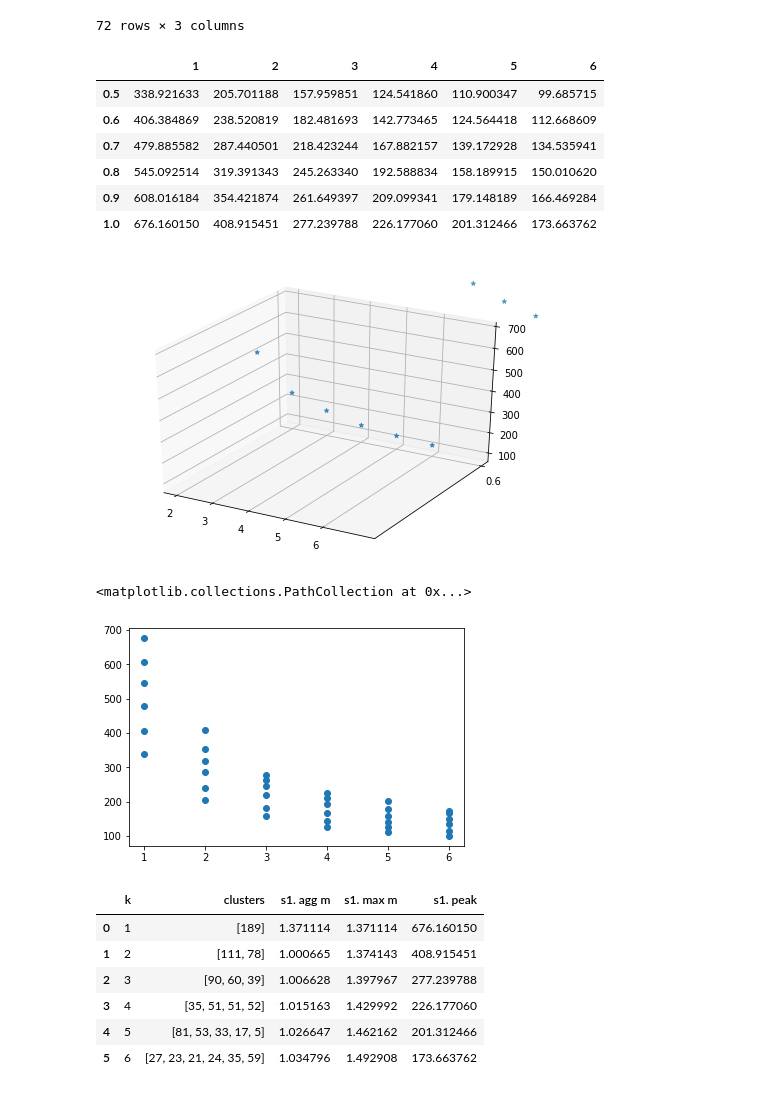
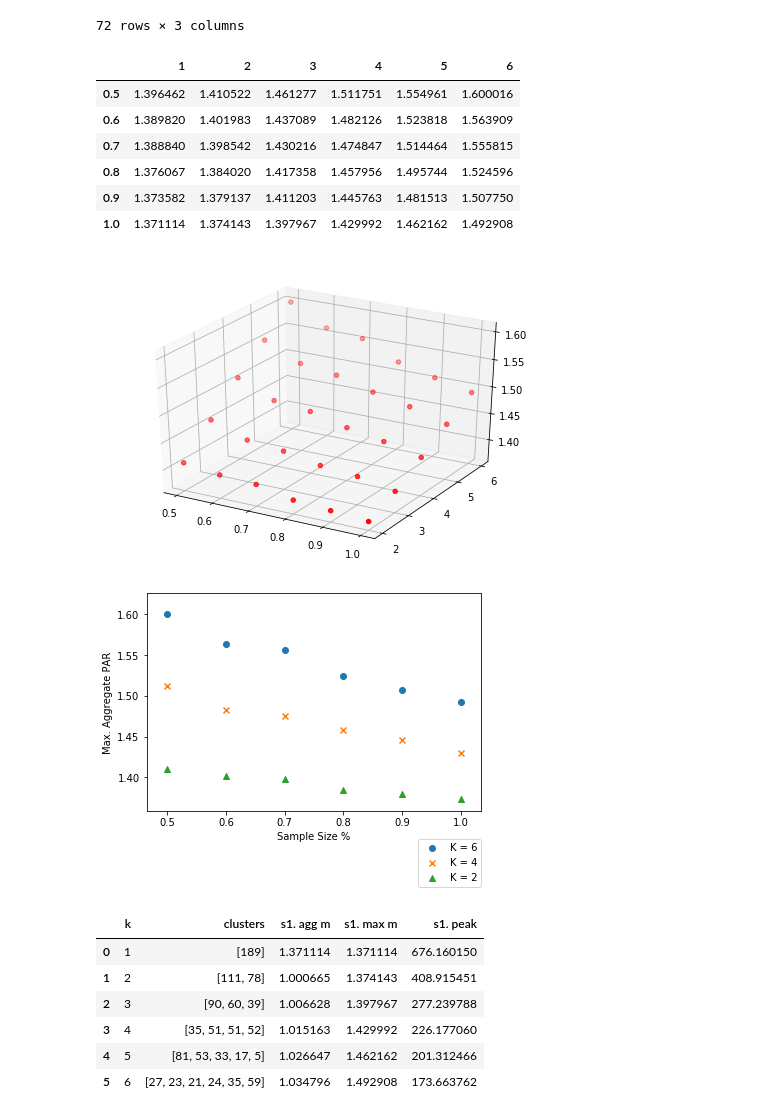
Before and after one commit to vicaba/siot-eclustering-viz, a Jupyter notebook: siot-clustering2.ipynb, the cells around one changed output. Cells and saved outputs as stored; diff of their text form; code cells hidden in the pictures.

```diff
--- a/siot-clustering2.ipynb
+++ b/siot-clustering2.ipynb
@@ -233,39 +234,67 @@ def getMetrics(metric, summaryMetric):
 
     return pd.DataFrame(step_list)
 
-m = getMetrics("s1. peak", "mean")
+mname = "s1. max m"
+mtype = "mean"
+m = getMetrics(mname, mtype)
 # %%
 m
 # %% [output]
 |  | 1 | 2 | 3 | 4 | 5 | 6 |
-| 0.5 | 338.921633 | 205.701188 | 157.959851 | 124.541860 | 110.900347 | 99.685715 |
-| 0.6 | 406.384869 | 238.520819 | 182.481693 | 142.773465 | 124.564418 | 112.668609 |
-| 0.7 | 479.885582 | 287.440501 | 218.423244 | 167.882157 | 139.172928 | 134.535941 |
-| 0.8 | 545.092514 | 319.391343 | 245.263340 | 192.588834 | 158.189915 | 150.010620 |
-| 0.9 | 608.016184 | 354.421874 | 261.649397 | 209.099341 | 179.148189 | 166.469284 |
-| 1.0 | 676.160150 | 408.915451 | 277.239788 | 226.177060 | 201.312466 | 173.663762 |
+| 0.5 | 1.396462 | 1.410522 | 1.461277 | 1.511751 | 1.554961 | 1.600016 |
+| 0.6 | 1.389820 | 1.401983 | 1.437089 | 1.482126 | 1.523818 | 1.563909 |
+| 0.7 | 1.388840 | 1.398542 | 1.430216 | 1.474847 | 1.514464 | 1.555815 |
+| 0.8 | 1.376067 | 1.384020 | 1.417358 | 1.457956 | 1.495744 | 1.524596 |
+| 0.9 | 1.373582 | 1.379137 | 1.411203 | 1.445763 | 1.481513 | 1.507750 |
+| 1.0 | 1.371114 | 1.374143 | 1.397967 | 1.429992 | 1.462162 | 1.492908 |
 # %%
-x_list = []
-y_list = []
-z_list = []
-for i in m.index.values:
-    for c in m.columns.values:
-        x_list.append(i)
-        y_list.append(c)
-        z_list.append(m.loc[i:i, c:c].values[0][0])
+sampleSizes = []
+kclusters = []
+values = []
+m2 = m.drop(columns=["1"])
+for i in m2.index.values:
+    for c in m2.columns.values:
+        sampleSizes.append(float(i))
+        kclusters.append(int(c))
+        values.append(m2.loc[i:i, c:c].values[0][0])
 
 fig = plt.figure()
 ax = Axes3D(fig)
+ax.yaxis.set_major_locator(MaxNLocator(integer=True))
 
 
-ax.scatter(y_list, x_list, z_list, marker='*')
+ax.scatter(sampleSizes, kclusters, values, marker='o', c="r")
 plt.show()
-
-plt.scatter(y_list, z_list)
 # %% [output]
-[figure, old version]
+[figure, new version]
-<matplotlib.collections.PathCollection at 0x...>
-[figure, removed]
+# %%
+fig, ax = plt.subplots()
+
+k2 = 6
+sampleMaxMDataset = m2[str(k2)]
+sampleSizes = list(map(lambda x: float(x), sampleMaxMDataset.index.values))
+values = sampleMaxMDataset.values
+ax.scatter(sampleSizes, values, marker="o", label=f"K = {k2}")
+
+k2 = 4
+sampleMaxMDataset = m2[str(k2)]
+sampleSizes = list(map(lambda x: float(x), sampleMaxMDataset.index.values))
+values = sampleMaxMDataset.values
+ax.scatter(sampleSizes, values, marker="x", label=f"K = {k2}")
+
+k2 = 2
+sampleMaxMDataset = m2[str(k2)]
+sampleSizes = list(map(lambda x: float(x), sampleMaxMDataset.index.values))
+values = sampleMaxMDataset.values
+ax.scatter(sampleSizes, values, marker="^", label=f"K = {k2}")
+lgd = ax.legend(bbox_to_anchor=(1, -0.35), loc=4, borderaxespad=0.)
+ax.set(xlabel='Sample Size %', ylabel='Max. Aggregate PAR',title='')
+plt.show()
+file_name = "peakpower_samplesize.pdf"
+if file_name is not None:
+    fig.savefig(file_name, bbox_extra_artists=(lgd,), bbox_inches='tight')
+# %% [output]
+[figure, added]
 # %%
 a = summaryBatch_global_statistics.query("sampleSize == 1.0 and metric == \"mean\"").reset_index().drop(["sampleSize", "metric"], axis=1)
 # %%
```
Also changed, not shown: parts of 1 cell of this notebook, 1 other file.
